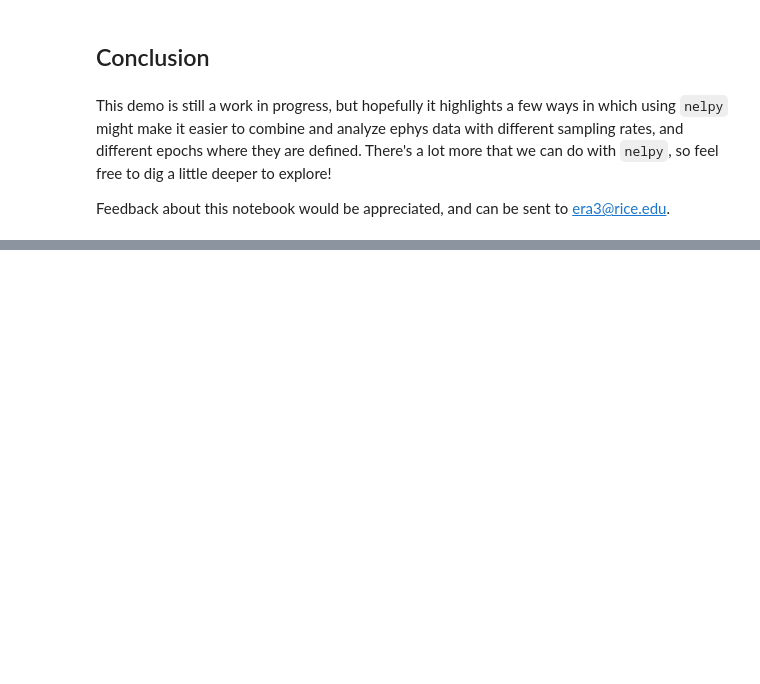
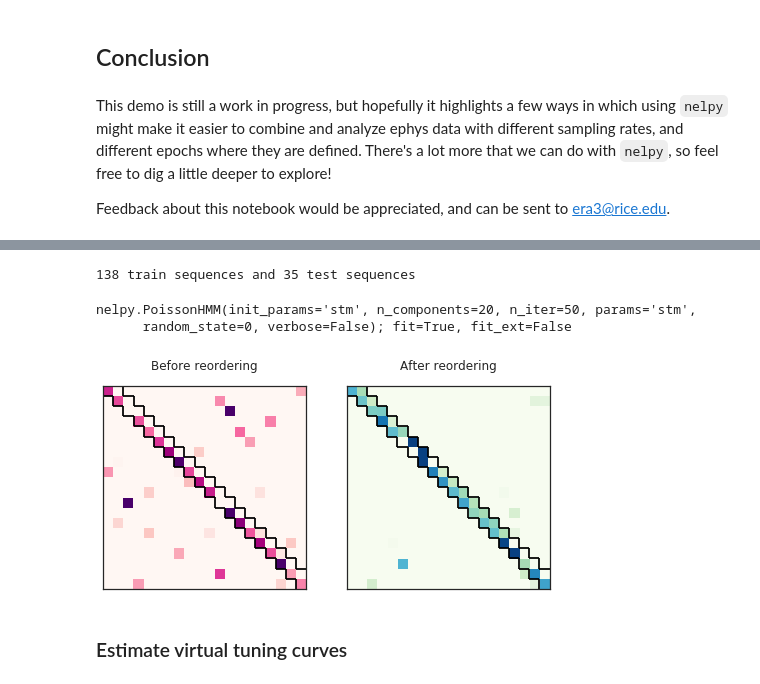
Before and after one commit to nelpy/example-analyses, a Jupyter notebook: LinearTrackDemo.ipynb, the cells around one changed output, grey strips where cells are left out. Cells and saved outputs as stored; diff of their text form; code cells hidden in the pictures; blank space fills up the shorter version.

```diff
--- a/LinearTrackDemo.ipynb
+++ b/LinearTrackDemo.ipynb
@@ -842,0 +898,54 @@ Feedback about this notebook would be appreciated, and can be sent to era3@rice.
+# %%
+trainidx, testidx = train_test_split(np.arange(bst_run.n_epochs), test_size=0.2, random_state=1)
+
+trainidx.sort()
+testidx.sort()
+
+bst_train = bst_run[trainidx]
+bst_test = bst_run[testidx]
+
+print('{} train sequences and {} test sequences'.format(len(trainidx),len(testidx)))
+# %% [output]
+138 train sequences and 35 test sequences
+# %%
+num_states = 20
+hmm = nel.hmmutils.PoissonHMM(n_components=num_states, random_state=0, verbose=False)
+hmm.fit(bst_train)
+# %% [output]
+nelpy.PoissonHMM(init_params='stm', n_components=20, n_iter=50, params='stm',
+      random_state=0, verbose=False); fit=True, fit_ext=False
+# %%
+with npl.FigureManager(show=True, nrows=1, ncols=2, figsize=(8, 8)) as (fig, axes):
+    npl.utils.skip_if_no_output(fig)
+    ax0, ax1 = axes
+
+    ax0.matshow(hmm.transmat_, cmap=plt.cm.RdPu)
+    ax0.set_title('Before reordering')
+
+    transmat_order = hmm.get_state_order('transmat')
+    hmm.reorder_states(transmat_order)
+    ax1.matshow(hmm.transmat_, cmap=plt.cm.GnBu)
+    ax1.set_title('After reordering')
+
+    for ax in axes:
+        npl.utils.no_xticks(ax)
+        npl.utils.no_xticklabels(ax)
+        npl.utils.no_yticks(ax)
+        npl.utils.no_yticklabels(ax)
+
+    ys = np.arange(-0.5, num_states+0.5, step=1)
+    xs = np.arange(-0.5, num_states+0.5, step=1)
+
+    ax0.hlines(ys[1:-2],xs[2:-1],xs[3:])
+    ax0.hlines(ys[1:-1],xs[:-1],xs[1:])
+    ax0.vlines(xs[:-1],ys[:],ys[1:])
+    ax0.vlines(xs[2:-1],ys[:],ys[1:])
+
+    ax1.hlines(ys[1:-2],xs[2:-1],xs[3:])
+    ax1.hlines(ys[1:-1],xs[:-1],xs[1:])
+    ax1.vlines(xs[:-1],ys[:],ys[1:])
+    ax1.vlines(xs[2:-1],ys[:],ys[1:])
+# %% [output]
+[figure, added]
+# %% [markdown]
+### Estimate virtual tuning curves
```
Also changed, not shown: parts of 28 cells of this notebook.
